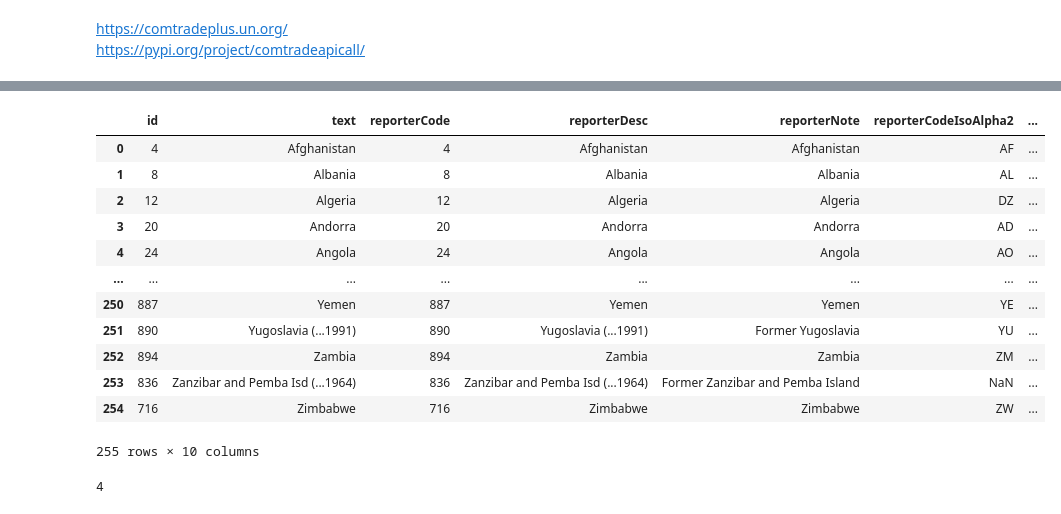
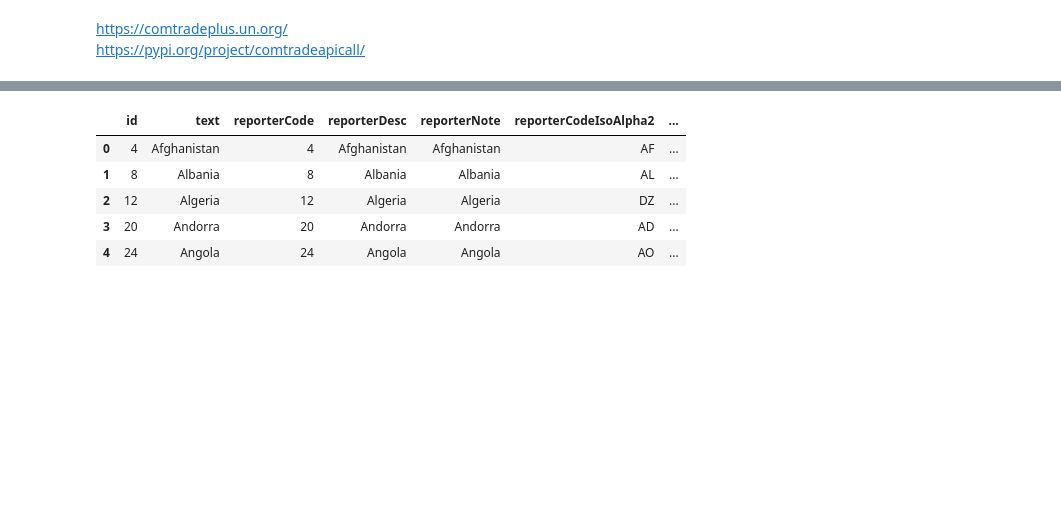
Before and after one commit to kac624/cuny, a Jupyter notebook: D608/story7_KeithC_script.ipynb, the cells around one changed output, grey strips where cells are left out. Cells and saved outputs as stored; diff of their text form; code cells hidden in the pictures; blank space fills up the shorter version.

```diff
--- a/D608/story7_KeithC_script.ipynb
+++ b/D608/story7_KeithC_script.ipynb
@@ -218,27 +128,16 @@ Ytterbium not found
 # %%
 url = ref_df.loc[ref_df.category == 'reporter', 'fileuri'].values[0]
 response = requests.get(url)
 response_json = json.loads(response.text)
 reporter_df = pd.DataFrame(response_json['results'])
-reporter_df
+reporter_df.head()
 # %% [output]
 |  | id | text | reporterCode | reporterDesc | reporterNote | reporterCodeIsoAlpha2 | ... |
 | 0 | 4 | Afghanistan | 4 | Afghanistan | Afghanistan | AF | ... |
 | 1 | 8 | Albania | 8 | Albania | Albania | AL | ... |
 | 2 | 12 | Algeria | 12 | Algeria | Algeria | DZ | ... |
 | 3 | 20 | Andorra | 20 | Andorra | Andorra | AD | ... |
 | 4 | 24 | Angola | 24 | Angola | Angola | AO | ... |
-| ... | ... | ... | ... | ... | ... | ... | ... |
-| 250 | 887 | Yemen | 887 | Yemen | Yemen | YE | ... |
-| 251 | 890 | Yugoslavia (...1991) | 890 | Yugoslavia (...1991) | Former Yugoslavia | YU | ... |
-| 252 | 894 | Zambia | 894 | Zambia | Zambia | ZM | ... |
-| 253 | 836 | Zanzibar and Pemba Isd (...1964) | 836 | Zanzibar and Pemba Isd (...1964) | Former Zanzibar and Pemba Island | NaN | ... |
-| 254 | 716 | Zimbabwe | 716 | Zimbabwe | Zimbabwe | ZW | ... |
-255 rows × 10 columns
-# %%
-reporter_df.loc[reporter_df.text == 'Afghanistan', 'id'].values[0]
-# %% [output]
-4
 # %%
 url = ref_df.loc[ref_df.category == 'partner', 'fileuri'].values[0]
 response = requests.get(url)
```
Also changed, not shown: parts of 32 cells of this notebook, 1 other file.
